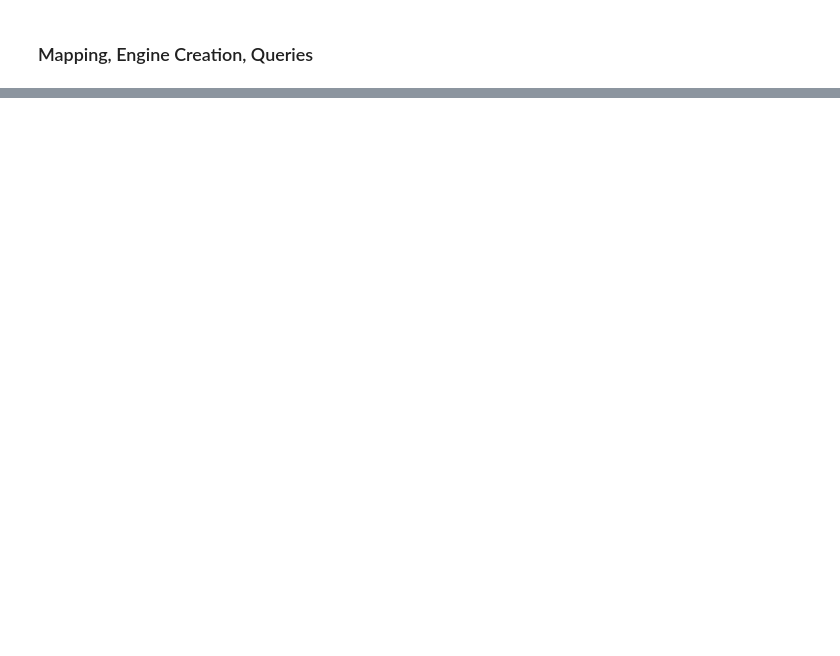
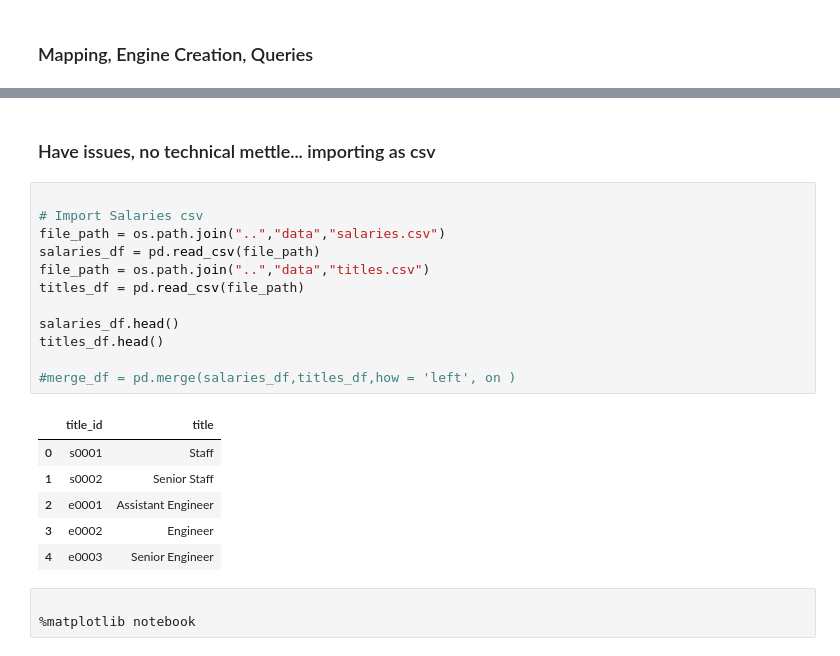
Before and after one commit to jobongie/sql-challenge, a Jupyter notebook: EmployeeSQL/sql_challenge.ipynb, the cells around one changed output, grey strips where cells are left out. Cells and saved outputs as stored; diff of their text form; blank space fills up the shorter version.

```diff
--- a/EmployeeSQL/sql_challenge.ipynb
+++ b/EmployeeSQL/sql_challenge.ipynb
@@ -88,0 +27,24 @@ engine = create_engine('sqlite://')
+# %% [markdown]
+### Have issues, no technical mettle... importing as csv
+# %%
+
+# Import Salaries csv
+file_path = os.path.join("..","data","salaries.csv")
+salaries_df = pd.read_csv(file_path)
+file_path = os.path.join("..","data","titles.csv")
+titles_df = pd.read_csv(file_path)
+
+salaries_df.head()
+titles_df.head()
+
+#merge_df = pd.merge(salaries_df,titles_df,how = 'left', on )
+# %% [output]
+|  | title_id | title |
+| 0 | s0001 | Staff |
+| 1 | s0002 | Senior Staff |
+| 2 | e0001 | Assistant Engineer |
+| 3 | e0002 | Engineer |
+| 4 | e0003 | Senior Engineer |
+# %%
+
+%matplotlib notebook
```
Also changed, not shown: parts of 11 cells of this notebook, 18 other files.
